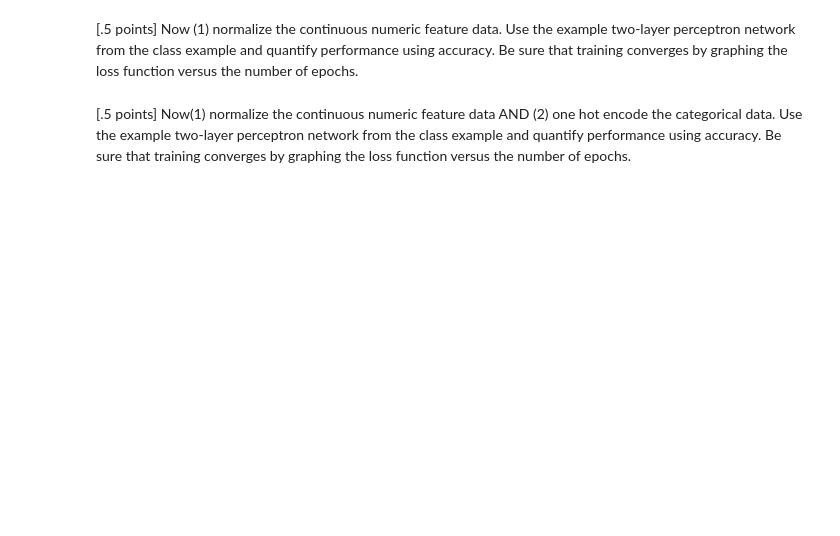
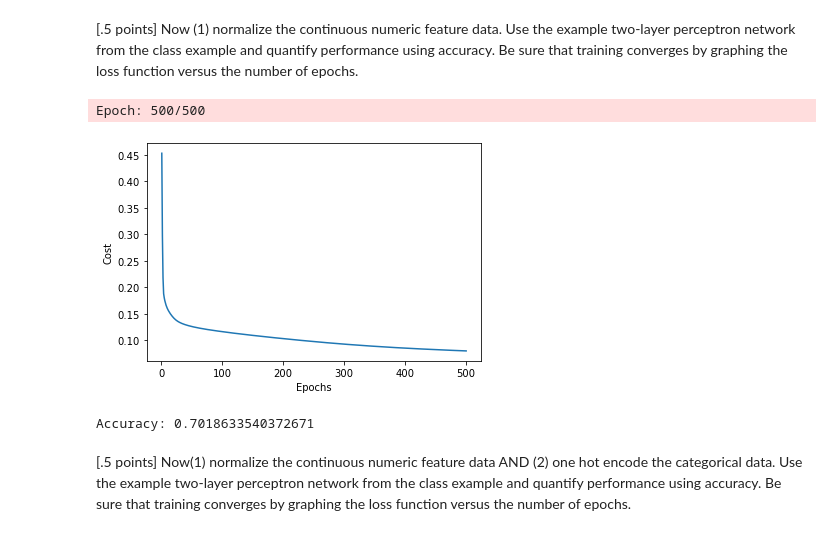
Before and after one commit to calebm00re/S22-ml04, a Jupyter notebook: poor_children.ipynb, the cells around one changed output. Drawn from its saved outputs; the diff is of its cells as text; code cells hidden in the pictures; blank space fills up the shorter version.

```diff
--- a/poor_children.ipynb
+++ b/poor_children.ipynb
@@ -348,4 +389,46 @@ class TwoLayerPerceptron(TwoLayerPerceptronBase):
 # %% [markdown]
 [.5 points] Now (1) normalize the continuous numeric feature data. Use the example two-layer perceptron network from the class example and quantify performance using accuracy. Be sure that training converges by graphing the loss function versus the number of epochs.
+# %%
+import numpy as np
+import pandas as pd
+import matplotlib.pyplot as plt
+from sklearn.preprocessing import StandardScaler
+from sklearn.model_selection import train_test_split
+
+# define the TwoLayerPerceptron and TwoLayerPerceptronBase classes here
+
+class NormalizedTwoLayerPerceptron(TwoLayerPerceptronVectorized):
+    def fit(self, X, y, print_progress=False):
+        scaler = StandardScaler()
+        X_norm = scaler.fit_transform(X)
+        super().fit(X_norm, y, print_progress=print_progress)
+        self.scaler_ = scaler
+
+    def predict(self, X):
+        X_norm = self.scaler_.transform(X)
+        return super().predict(X_norm)
+
+# train the model
+model = NormalizedTwoLayerPerceptron(n_hidden=30, C=0.0, epochs=500, eta=0.001, random_state=42)
+model.fit(X_train, y_train, print_progress=True)
+
+# plot the loss over time to ensure convergence
+plt.plot(range(1, len(model.cost_)+1), model.cost_)
+plt.xlabel("Epochs")
+plt.ylabel("Cost")
+plt.show()
+
+# evaluate the model on the test set
+y_pred = model.predict(X_test)
+
+# convert y_pred into a one-hot encoded dataframe
+y_pred = convert_data(y_pred, y_test)
+
+accuracy = accuracy_score(y_test, y_pred)
+print("Accuracy:", accuracy)
+# %% [output]
+Epoch: 500/500
+[figure, added]
+Accuracy: 0.7018633540372671
 # %% [markdown]
 [.5 points] Now(1) normalize the continuous numeric feature data AND (2) one hot encode the categorical data. Use the example two-layer perceptron network from the class example and quantify performance using accuracy. Be sure that training converges by graphing the loss function versus the number of epochs.
```
Also changed, not shown: parts of 17 cells of this notebook.
